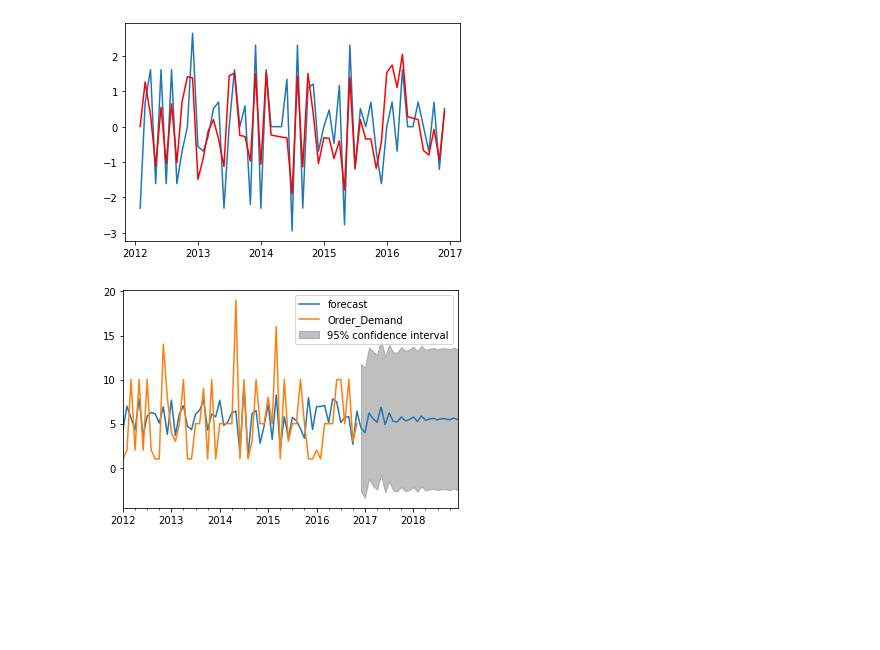
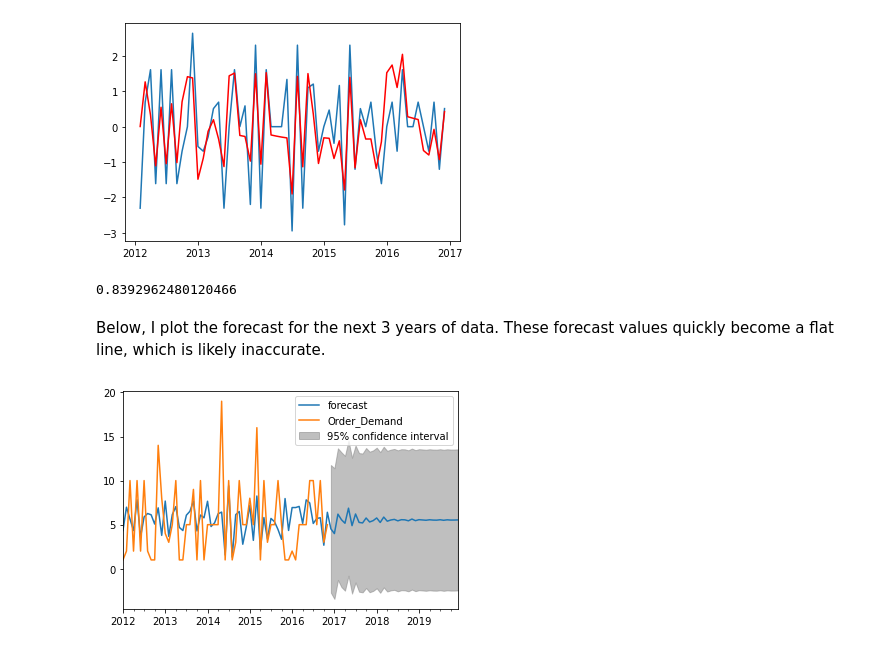
Before and after one commit to anissakhan/731-Project-5-Khan, a Jupyter notebook: Notebooks/731-Project5.ipynb, the cells around one changed output. Drawn from its saved outputs; the diff is of its cells as text; code cells hidden in the pictures; blank space fills up the shorter version.

```diff
--- a/Notebooks/731-Project5.ipynb
+++ b/Notebooks/731-Project5.ipynb
@@ -721,0 +726,5 @@ The purpose of ARIMA compared to ARMA is to introduce differencing. "Differencin
+# %%
+df_log = np.log(dfProd)
+#df_log.plot(figsize=(20,10), linewidth=2, fontsize=20)
+df_log_shift = df_log - df_log.shift()
+df_log_shift.dropna(inplace=True)
@@ -728,9 +741,15 @@ plt.plot(results.fittedvalues, color='red')
 # %% [output]
 [<matplotlib.lines.Line2D at 0x...>]
 [figure]
+# %%
+mean_squared_error(df_log_shift['Order_Demand'], results.fittedvalues)
+# %% [output]
+0.8392962480120466
+# %% [markdown]
+Below, I plot the forecast for the next 3 years of data. These forecast values quickly become a flat line, which is likely inaccurate.
 # %%
-#(4 x12)+ (12 x 3) = 84 We have 4 years of data and want to predict next 3 years
-plt=results.plot_predict(1,84)
+#(4 x12)+ (12 x 4) = 96 We have 4 years of data and want to predict next 3 years
+plt=results.plot_predict(1,96)
 plt.show()
 # %% [output]
-[figure, old version]
+[figure, new version]
```
Also changed, not shown: parts of 17 cells of this notebook.
